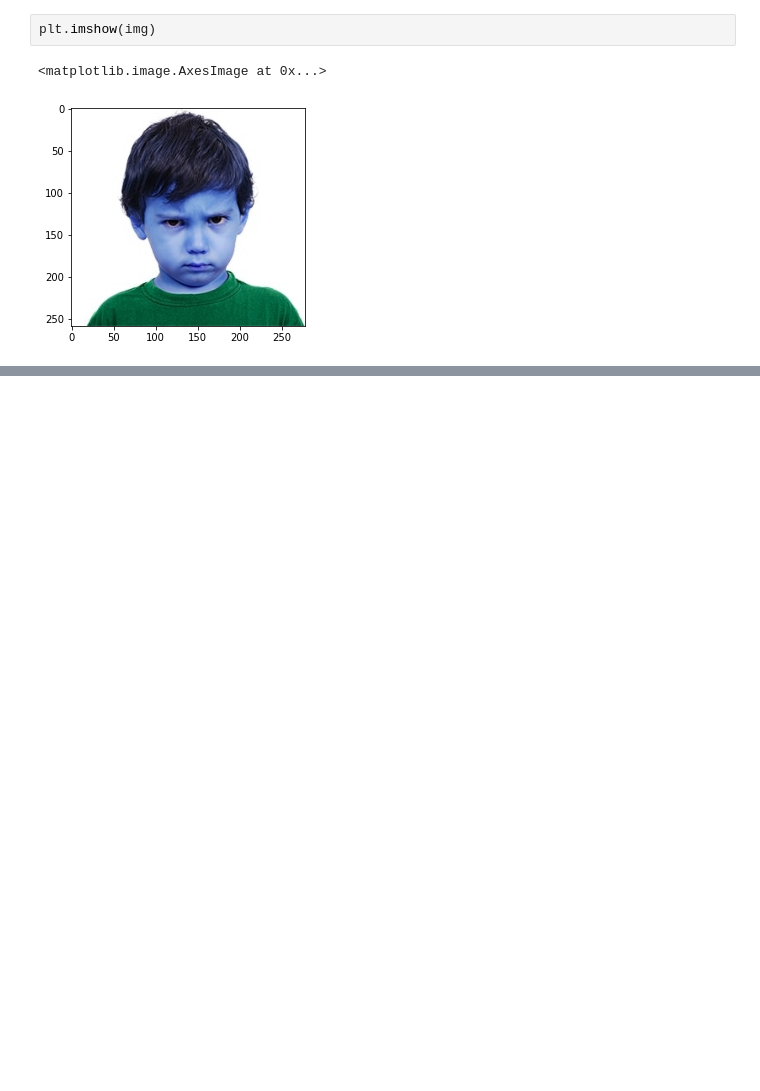
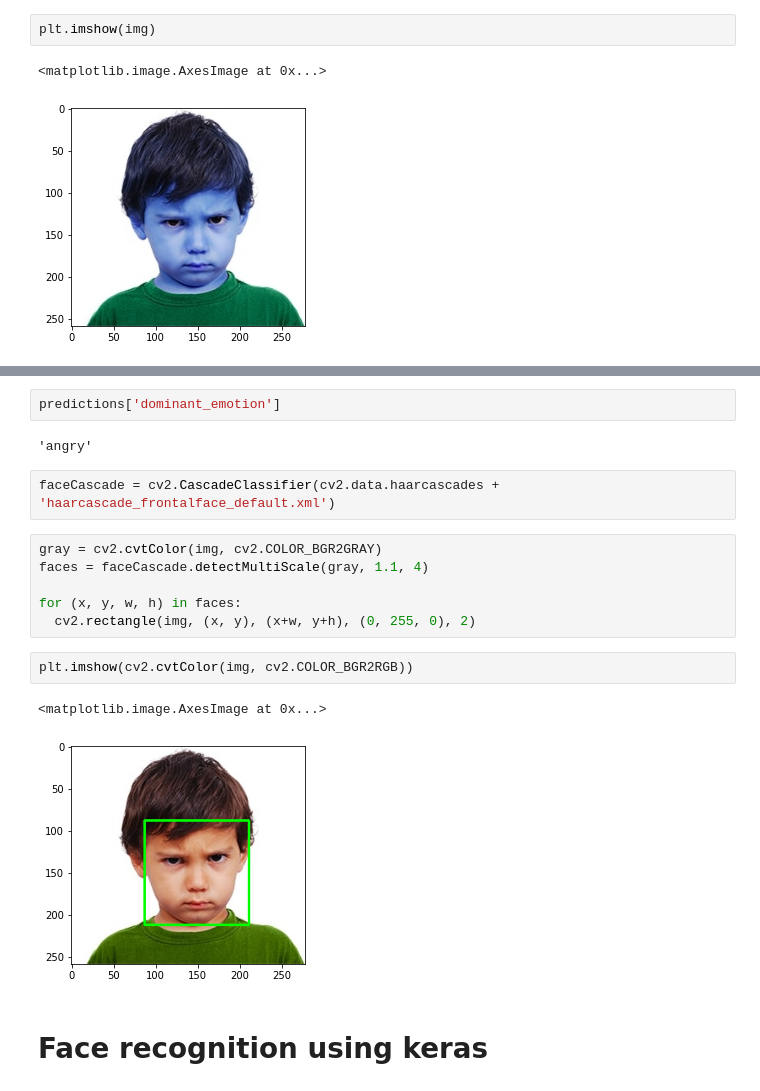
Before and after one commit to atif2786/Face-Emotion-Recognition, a Jupyter notebook: Face_Emotion_Recognition.ipynb, the cells around one changed output, grey strips where cells are left out. Drawn from its saved outputs; the diff is of its cells as text; blank space fills up the shorter version.

```diff
--- a/Face_Emotion_Recognition.ipynb
+++ b/Face_Emotion_Recognition.ipynb
@@ -58,0 +104,19 @@ plt.imshow(img)
+# %%
+predictions['dominant_emotion']
+# %% [output]
+'angry'
+# %%
+faceCascade = cv2.CascadeClassifier(cv2.data.haarcascades + 'haarcascade_frontalface_default.xml')
+# %%
+gray = cv2.cvtColor(img, cv2.COLOR_BGR2GRAY)
+faces = faceCascade.detectMultiScale(gray, 1.1, 4)
+
+for (x, y, w, h) in faces:
+  cv2.rectangle(img, (x, y), (x+w, y+h), (0, 255, 0), 2)
+# %%
+plt.imshow(cv2.cvtColor(img, cv2.COLOR_BGR2RGB))
+# %% [output]
+<matplotlib.image.AxesImage at 0x...>
+[figure, added]
+# %% [markdown]
+# **Face recognition using keras**
```
Also changed, not shown: parts of 24 cells of this notebook.
